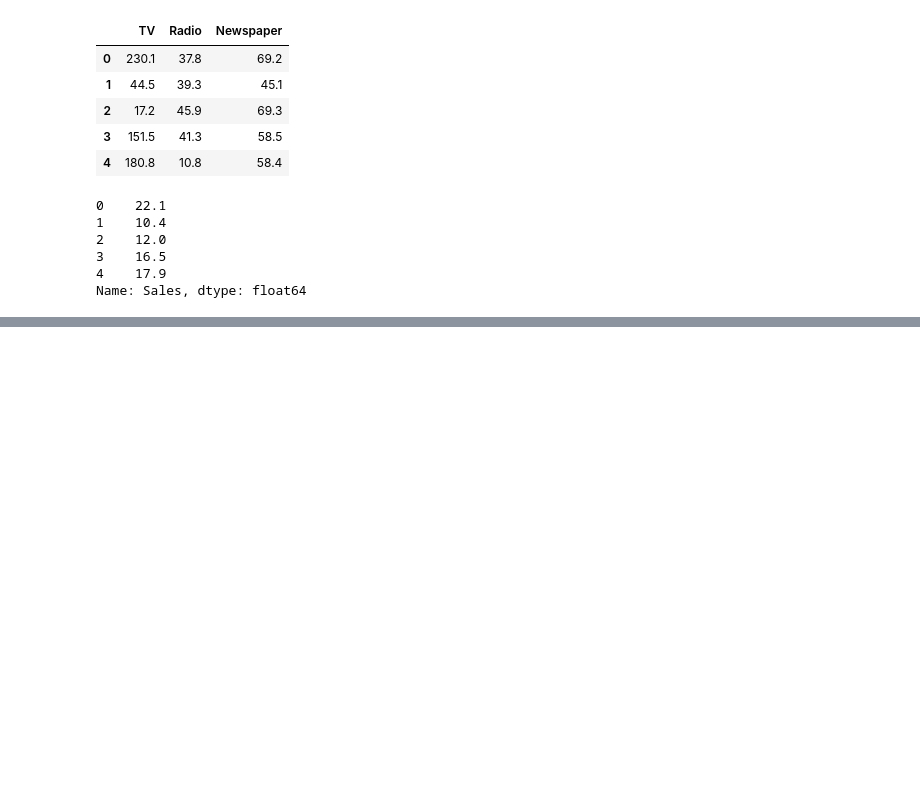
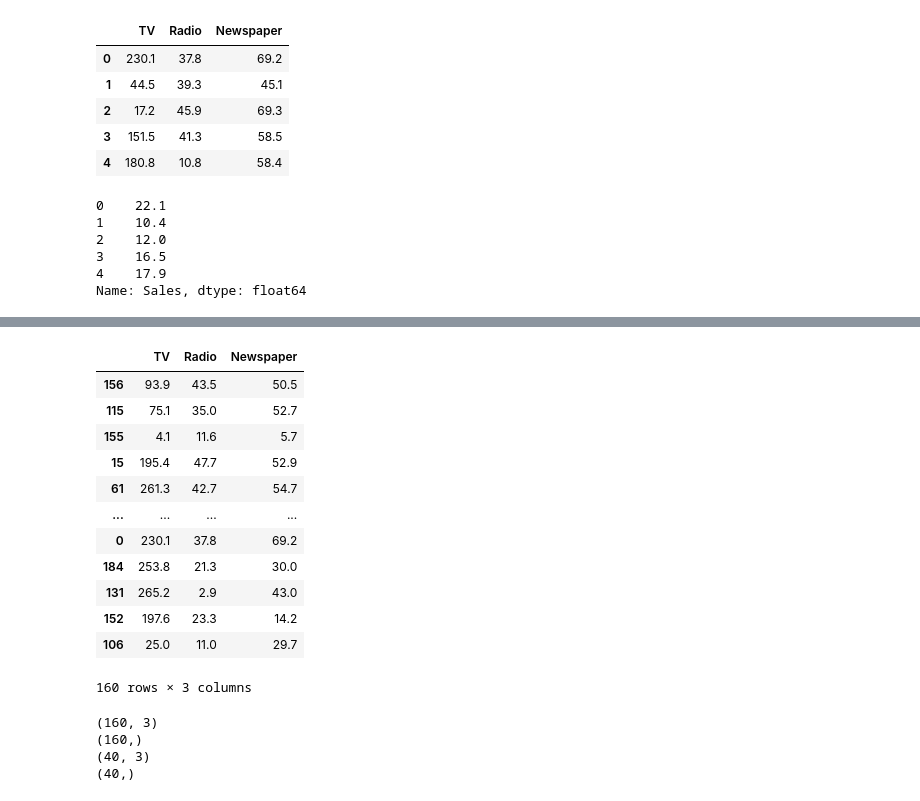
Before and after one commit to musharafaltaf/anacondaPractice, a Jupyter notebook: numpyexample.ipynb, the cells around one changed output, grey strips where cells are left out. Cells and saved outputs as stored; diff of their text form; code cells hidden in the pictures; blank space fills up the shorter version.

```diff
--- a/numpyexample.ipynb
+++ b/numpyexample.ipynb
@@ -1847,0 +1868,26 @@ x_train, x_test, y_train, y_test = train_test_split(ip,op,test_size=0.2)
+# %%
+x_train
+# %% [output]
+|  | TV | Radio | Newspaper |
+| 156 | 93.9 | 43.5 | 50.5 |
+| 115 | 75.1 | 35.0 | 52.7 |
+| 155 | 4.1 | 11.6 | 5.7 |
+| 15 | 195.4 | 47.7 | 52.9 |
+| 61 | 261.3 | 42.7 | 54.7 |
+| ... | ... | ... | ... |
+| 0 | 230.1 | 37.8 | 69.2 |
+| 184 | 253.8 | 21.3 | 30.0 |
+| 131 | 265.2 | 2.9 | 43.0 |
+| 152 | 197.6 | 23.3 | 14.2 |
+| 106 | 25.0 | 11.0 | 29.7 |
+160 rows × 3 columns
+# %%
+print(x_train.shape)
+print(y_train.shape)
+print(x_test.shape)
+print(y_test.shape)
+# %% [output]
+(160, 3)
+(160,)
+(40, 3)
+(40,)
```
Also changed, not shown: parts of 8 cells of this notebook.
